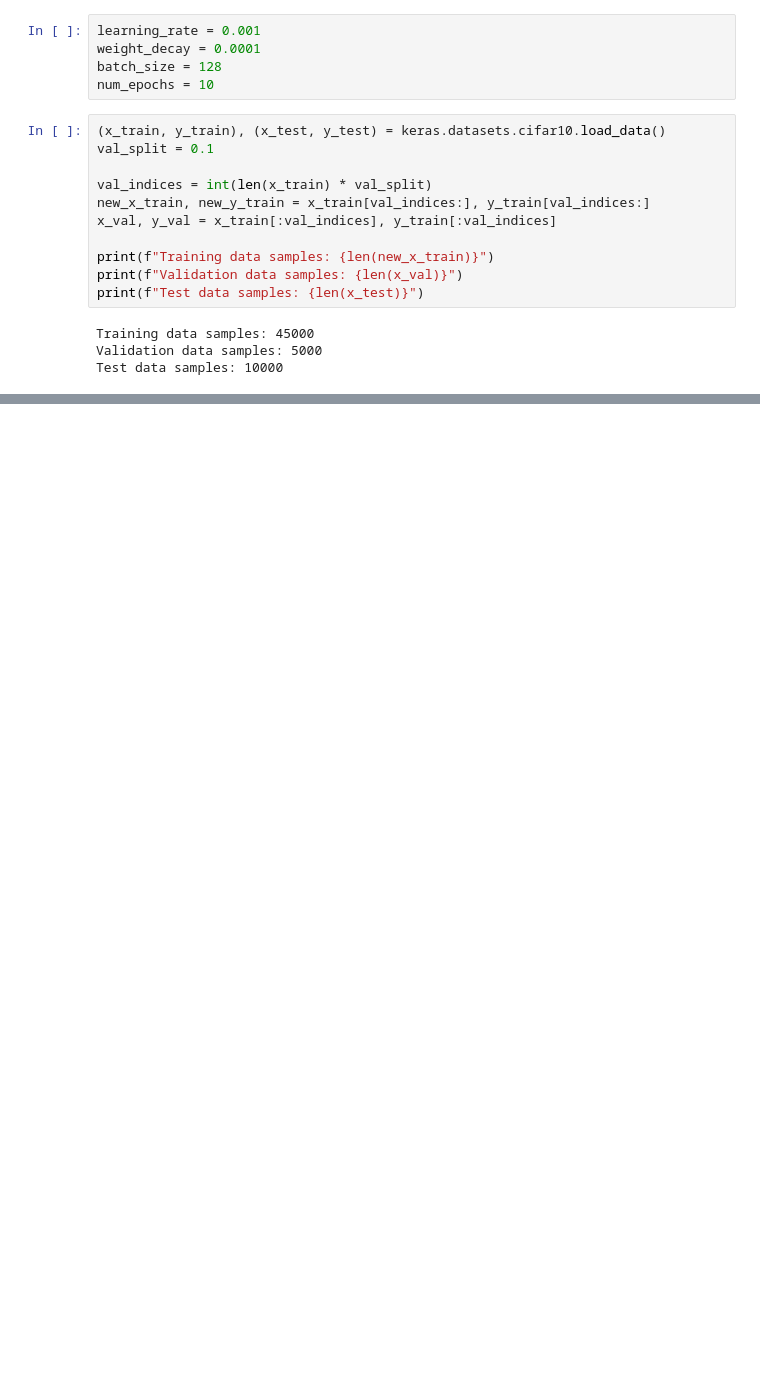
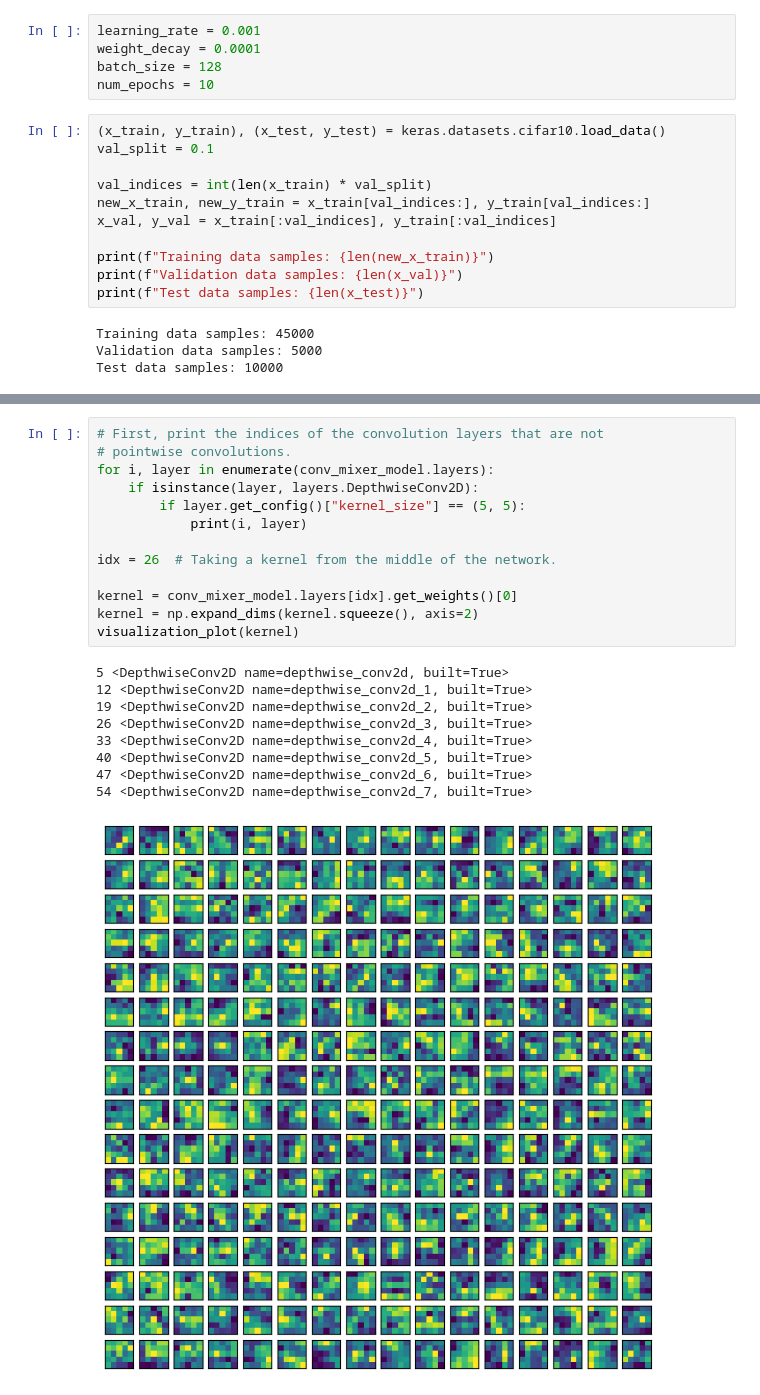
Before and after one commit to bigyobogyo-git/Guide-to-install-CUDA-12.3-cuDNN-8.9.7-Tensorflow2-Jupyter-Notebook, a Jupyter notebook: Image_classification_with_ConvMixer.ipynb, the cells around one changed output, grey strips where cells are left out. Saved outputs shown, nothing was run; the diff lists cells and outputs as text; blank space fills up the shorter version.

```diff
--- a/Image_classification_with_ConvMixer.ipynb
+++ b/Image_classification_with_ConvMixer.ipynb
@@ -69,0 +204,23 @@ test_dataset = make_datasets(x_test, y_test)
+# %%
+# First, print the indices of the convolution layers that are not
+# pointwise convolutions.
+for i, layer in enumerate(conv_mixer_model.layers):
+    if isinstance(layer, layers.DepthwiseConv2D):
+        if layer.get_config()["kernel_size"] == (5, 5):
+            print(i, layer)
+
+idx = 26  # Taking a kernel from the middle of the network.
+
+kernel = conv_mixer_model.layers[idx].get_weights()[0]
+kernel = np.expand_dims(kernel.squeeze(), axis=2)
+visualization_plot(kernel)
+# %% [output]
+5 <DepthwiseConv2D name=depthwise_conv2d, built=True>
+12 <DepthwiseConv2D name=depthwise_conv2d_1, built=True>
+19 <DepthwiseConv2D name=depthwise_conv2d_2, built=True>
+26 <DepthwiseConv2D name=depthwise_conv2d_3, built=True>
+33 <DepthwiseConv2D name=depthwise_conv2d_4, built=True>
+40 <DepthwiseConv2D name=depthwise_conv2d_5, built=True>
+47 <DepthwiseConv2D name=depthwise_conv2d_6, built=True>
+54 <DepthwiseConv2D name=depthwise_conv2d_7, built=True>
+[figure, added]
```
Also changed, not shown: parts of 6 cells of this notebook.
